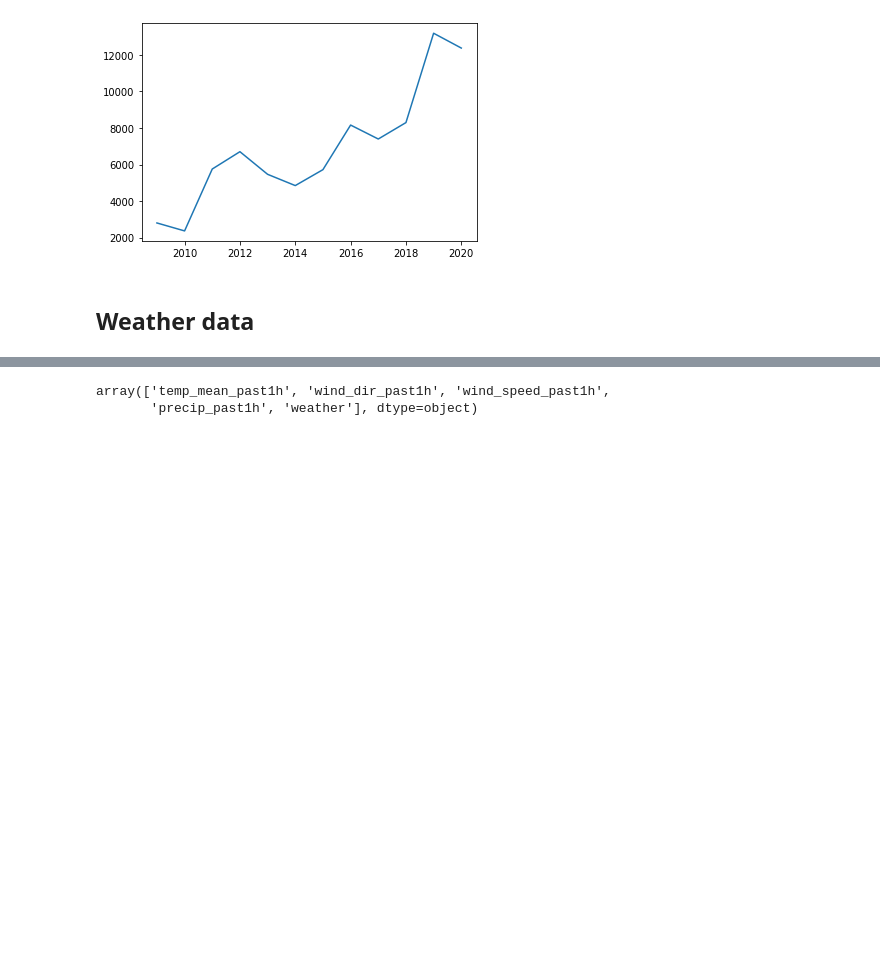
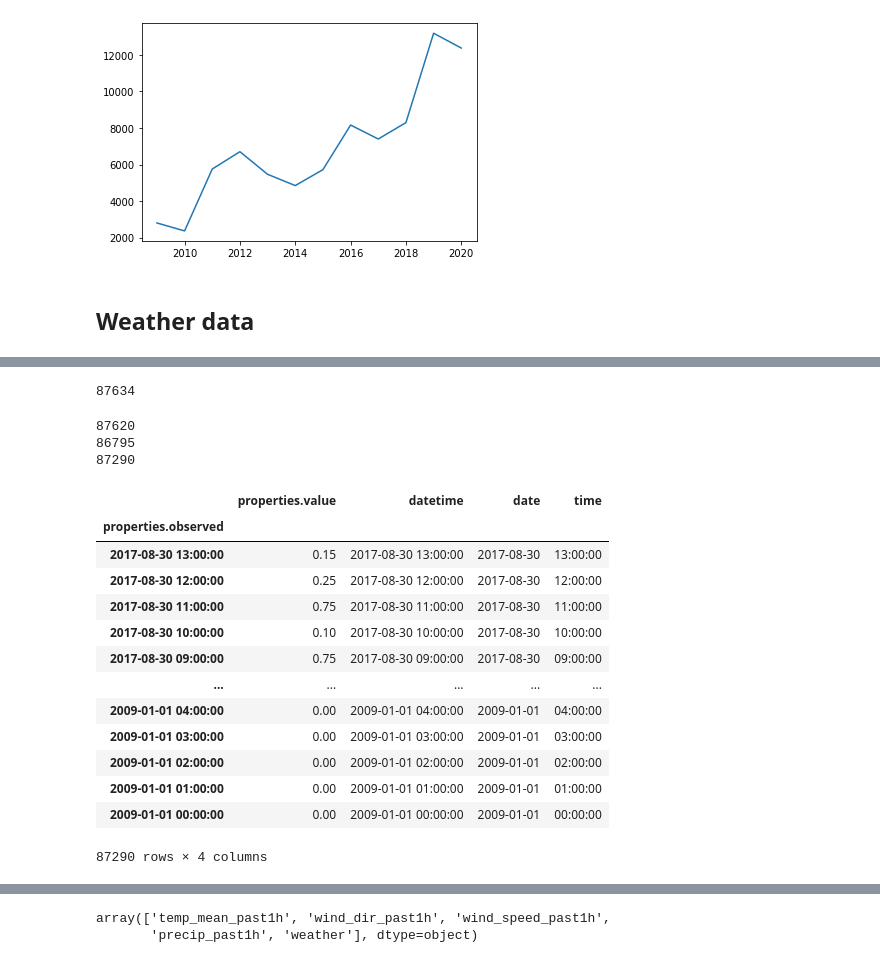
Before and after one commit to LasseBredmose/social_data_2022_project, a Jupyter notebook: dmi.ipynb, the cells around one changed output, grey strips where cells are left out. Drawn from its saved outputs; the diff is of its cells as text; code cells hidden in the pictures; blank space fills up the shorter version.

```diff
--- a/dmi.ipynb
+++ b/dmi.ipynb
@@ -206,0 +210,4 @@ for param in param_list:
+# %%
+df_temp = df_weather[df_weather['properties.parameterId'] == 'temp_mean_past1h'].groupby(pd.Grouper(key='date')).agg({ 'properties.value': 'mean'})
+df_wind = df_weather[df_weather['properties.parameterId'] == 'wind_speed_past1h'].groupby(pd.Grouper(key='properties.observed')).agg({ 'properties.value': 'mean'})
+df_precip = df_weather[df_weather['properties.parameterId'] == 'precip_past1h'].groupby(pd.Grouper(key='properties.observed')).agg({ 'properties.value': 'mean'})
@@ -206,0 +231,33 @@ for param in param_list:
+# %%
+len(df_weather['properties.observed'].unique())
+# %% [output]
+87634
+# %%
+print(len(df_temp))
+print(len(df_wind))
+print(len(df_precip))
+# %% [output]
+87620
+86795
+87290
+# %%
+df_precip['datetime'] = pd.to_datetime(df_precip.index)
+df_precip['date'] = pd.to_datetime(df_precip['datetime']).dt.date
+df_precip['time'] = pd.to_datetime(df_precip['datetime']).dt.time
+# %%
+df_precip
+# %% [output]
+|  | properties.value | datetime | date | time |
+| properties.observed |  |  |  |  |
+| 2017-08-30 13:00:00 | 0.15 | 2017-08-30 13:00:00 | 2017-08-30 | 13:00:00 |
+| 2017-08-30 12:00:00 | 0.25 | 2017-08-30 12:00:00 | 2017-08-30 | 12:00:00 |
+| 2017-08-30 11:00:00 | 0.75 | 2017-08-30 11:00:00 | 2017-08-30 | 11:00:00 |
+| 2017-08-30 10:00:00 | 0.10 | 2017-08-30 10:00:00 | 2017-08-30 | 10:00:00 |
+| 2017-08-30 09:00:00 | 0.75 | 2017-08-30 09:00:00 | 2017-08-30 | 09:00:00 |
+| ... | ... | ... | ... | ... |
+| 2009-01-01 04:00:00 | 0.00 | 2009-01-01 04:00:00 | 2009-01-01 | 04:00:00 |
+| 2009-01-01 03:00:00 | 0.00 | 2009-01-01 03:00:00 | 2009-01-01 | 03:00:00 |
+| 2009-01-01 02:00:00 | 0.00 | 2009-01-01 02:00:00 | 2009-01-01 | 02:00:00 |
+| 2009-01-01 01:00:00 | 0.00 | 2009-01-01 01:00:00 | 2009-01-01 | 01:00:00 |
+| 2009-01-01 00:00:00 | 0.00 | 2009-01-01 00:00:00 | 2009-01-01 | 00:00:00 |
+87290 rows × 4 columns
```
Also changed, not shown: parts of 14 cells of this notebook, 1 other file.
